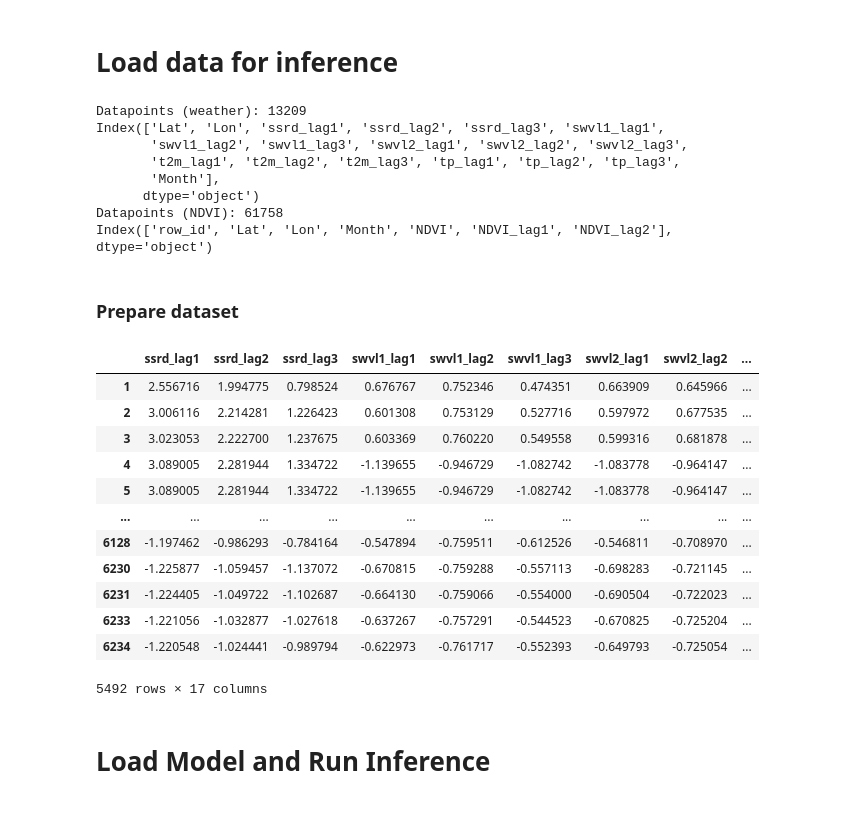
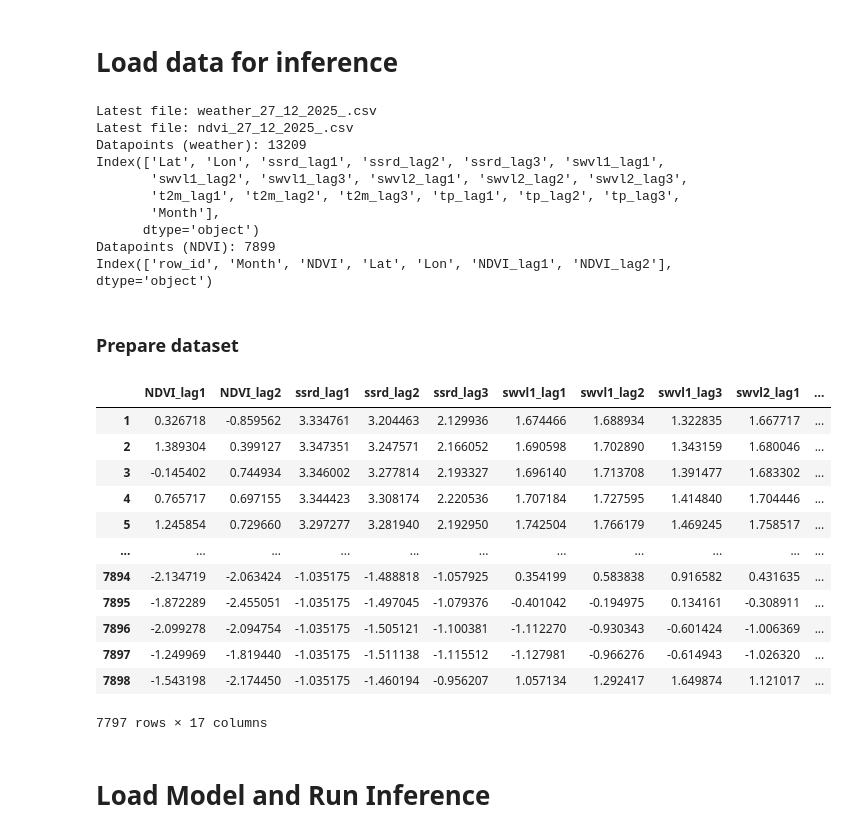
Before and after one commit to jpruzcuen/scalable_ml, a Jupyter notebook: notebooks/run_inference.ipynb, the cells around one changed output. Drawn from its saved outputs; the diff is of its cells as text; code cells hidden in the pictures.

```diff
--- a/notebooks/run_inference.ipynb
+++ b/notebooks/run_inference.ipynb
@@ -8,18 +12,13 @@ import geopandas
 import matplotlib.pyplot as plt
 # %% [markdown]
 # Load data for inference
-# %%
-def extract_year_month(filename):
-    parts = filename.replace(".csv", "").split("_")
-    month = int(parts[1])
-    year = int(parts[2])
-    return year, month
 # %%
 manual = True
 
 if manual:
     csv_files = [f for f in os.listdir('../data/weather_daily') if f.endswith(".csv")]
     latest_file = max(csv_files, key=lambda f: extract_year_month(f))
+    print("Latest file:", latest_file)
     weather_features = pd.read_csv('../data/weather_daily/' + latest_file)
     weather_features.rename(columns={'valid_time':'Month'}, inplace=True)
 
@@ -29,10 +28,12 @@ else:
 if manual:
     csv_files = [f for f in os.listdir('../data/ndvi') if f.startswith("ndvi")]
     latest_file = max(csv_files, key=lambda f: extract_year_month(f))
+    print("Latest file:", latest_file)
     ndvi_features = pd.read_csv('../data/ndvi/' + latest_file)
 
 else:
-    ndvi_features = download_ndvi_for_inference()
+    pass
+    #ndvi_features = download_ndvi_for_inference()
 
 print(f"Datapoints (weather): {len(weather_features)}")
 print(weather_features.columns)
@@ -40,40 +41,42 @@ print(weather_features.columns)
 print(f"Datapoints (NDVI): {len(ndvi_features)}")
 print(ndvi_features.columns)
 # %% [output]
+Latest file: weather_27_12_2025_.csv
+Latest file: ndvi_27_12_2025_.csv
 Datapoints (weather): 13209
 Index(['Lat', 'Lon', 'ssrd_lag1', 'ssrd_lag2', 'ssrd_lag3', 'swvl1_lag1',
        'swvl1_lag2', 'swvl1_lag3', 'swvl2_lag1', 'swvl2_lag2', 'swvl2_lag3',
        't2m_lag1', 't2m_lag2', 't2m_lag3', 'tp_lag1', 'tp_lag2', 'tp_lag3',
        'Month'],
       dtype='object')
-Datapoints (NDVI): 61758
-Index(['row_id', 'Lat', 'Lon', 'Month', 'NDVI', 'NDVI_lag1', 'NDVI_lag2'], dtype='object')
+Datapoints (NDVI): 7899
+Index(['row_id', 'Month', 'NDVI', 'Lat', 'Lon', 'NDVI_lag1', 'NDVI_lag2'], dtype='object')
 # %% [markdown]
 ### Prepare dataset
 # %%
-dataset = weather_features.merge(ndvi_features, on=['Lat', 'Lon', 'Month'], how='left')
+dataset = ndvi_features.merge(weather_features, on=['Lat', 'Lon', 'Month'], how='left')
 dataset.dropna(inplace=True)
 
 X = dataset.copy()
 non_feature_cols = ["Month", "row_id", "Lat", "Lon", "NDVI"]
 X.drop(columns = non_feature_cols, inplace=True)
 
 X = (X - X.mean(axis=0)) / X.std(axis=0)
 X
 # %% [output]
-|  | ssrd_lag1 | ssrd_lag2 | ssrd_lag3 | swvl1_lag1 | swvl1_lag2 | swvl1_lag3 | swvl2_lag1 | swvl2_lag2 | ... |
-| 1 | 2.556716 | 1.994775 | 0.798524 | 0.676767 | 0.752346 | 0.474351 | 0.663909 | 0.645966 | ... |
-| 2 | 3.006116 | 2.214281 | 1.226423 | 0.601308 | 0.753129 | 0.527716 | 0.597972 | 0.677535 | ... |
-| 3 | 3.023053 | 2.222700 | 1.237675 | 0.603369 | 0.760220 | 0.549558 | 0.599316 | 0.681878 | ... |
-| 4 | 3.089005 | 2.281944 | 1.334722 | -1.139655 | -0.946729 | -1.082742 | -1.083778 | -0.964147 | ... |
-| 5 | 3.089005 | 2.281944 | 1.334722 | -1.139655 | -0.946729 | -1.082742 | -1.083778 | -0.964147 | ... |
-| ... | ... | ... | ... | ... | ... | ... | ... | ... | ... |
-| 6128 | -1.197462 | -0.986293 | -0.784164 | -0.547894 | -0.759511 | -0.612526 | -0.546811 | -0.708970 | ... |
-| 6230 | -1.225877 | -1.059457 | -1.137072 | -0.670815 | -0.759288 | -0.557113 | -0.698283 | -0.721145 | ... |
-| 6231 | -1.224405 | -1.049722 | -1.102687 | -0.664130 | -0.759066 | -0.554000 | -0.690504 | -0.722023 | ... |
-| 6233 | -1.221056 | -1.032877 | -1.027618 | -0.637267 | -0.757291 | -0.544523 | -0.670825 | -0.725204 | ... |
-| 6234 | -1.220548 | -1.024441 | -0.989794 | -0.622973 | -0.761717 | -0.552393 | -0.649793 | -0.725054 | ... |
+|  | NDVI_lag1 | NDVI_lag2 | ssrd_lag1 | ssrd_lag2 | ssrd_lag3 | swvl1_lag1 | swvl1_lag2 | swvl1_lag3 | swvl2_lag1 | ... |
+| 1 | 0.326718 | -0.859562 | 3.334761 | 3.204463 | 2.129936 | 1.674466 | 1.688934 | 1.322835 | 1.667717 | ... |
+| 2 | 1.389304 | 0.399127 | 3.347351 | 3.247571 | 2.166052 | 1.690598 | 1.702890 | 1.343159 | 1.680046 | ... |
+| 3 | -0.145402 | 0.744934 | 3.346002 | 3.277814 | 2.193327 | 1.696140 | 1.713708 | 1.391477 | 1.683302 | ... |
+| 4 | 0.765717 | 0.697155 | 3.344423 | 3.308174 | 2.220536 | 1.707184 | 1.727595 | 1.414840 | 1.704446 | ... |
+| 5 | 1.245854 | 0.729660 | 3.297277 | 3.281940 | 2.192950 | 1.742504 | 1.766179 | 1.469245 | 1.758517 | ... |
+| ... | ... | ... | ... | ... | ... | ... | ... | ... | ... | ... |
+| 7894 | -2.134719 | -2.063424 | -1.035175 | -1.488818 | -1.057925 | 0.354199 | 0.583838 | 0.916582 | 0.431635 | ... |
+| 7895 | -1.872289 | -2.455051 | -1.035175 | -1.497045 | -1.079376 | -0.401042 | -0.194975 | 0.134161 | -0.308911 | ... |
+| 7896 | -2.099278 | -2.094754 | -1.035175 | -1.505121 | -1.100381 | -1.112270 | -0.930343 | -0.601424 | -1.006369 | ... |
+| 7897 | -1.249969 | -1.819440 | -1.035175 | -1.511138 | -1.115512 | -1.127981 | -0.966276 | -0.614943 | -1.026320 | ... |
+| 7898 | -1.543198 | -2.174450 | -1.035175 | -1.460194 | -0.956207 | 1.057134 | 1.292417 | 1.649874 | 1.121017 | ... |
-5492 rows × 17 columns
+7797 rows × 17 columns
 # %% [markdown]
 # Load Model and Run Inference
 # %%
```
Also changed, not shown: parts of 5 cells of this notebook, 3 other files.
